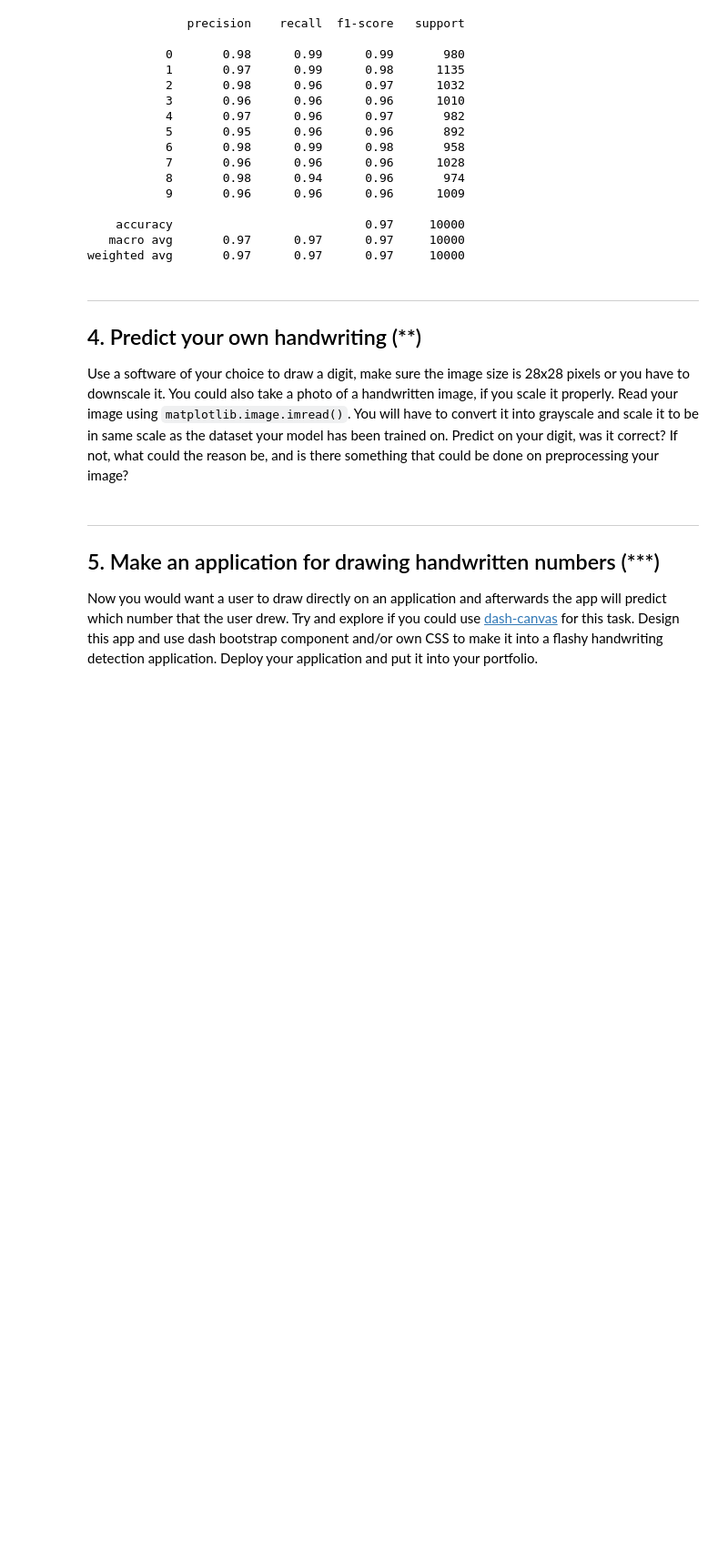
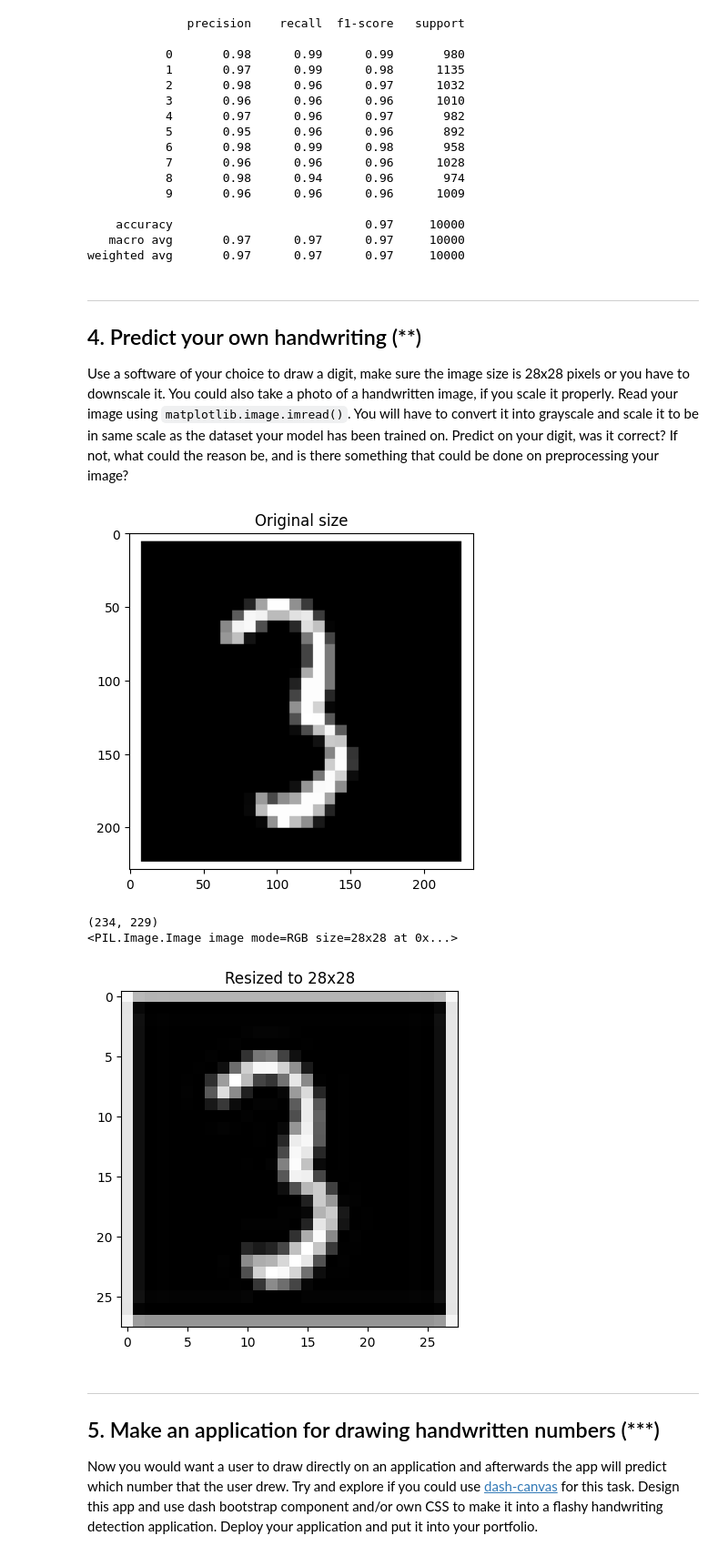
Before and after one commit to tobias-oberg/ML-Tobias-Oberg-AI24, a Jupyter notebook: Exercises/E04_KNN.ipynb, the cells around one changed output. Shown at 91% size. Saved outputs shown, nothing was run; the diff lists cells and outputs as text; code cells hidden in the pictures; blank space fills up the shorter version.

````diff
--- a/Exercises/E04_KNN.ipynb
+++ b/Exercises/E04_KNN.ipynb
@@ -250,6 +266,31 @@ weighted avg       0.97      0.97      0.97     10000
 ## 4. Predict your own handwriting (**)
 
 Use a software of your choice to draw a digit, make sure the image size is 28x28 pixels or you have to downscale it. You could also take a photo of a handwritten image, if you scale it properly. Read your image using ```matplotlib.image.imread()```. You will have to convert it into grayscale and scale it to be in same scale as the dataset your model has been trained on. Predict on your digit, was it correct? If not, what could the reason be, and is there something that could be done on preprocessing your image?
+# %%
+import matplotlib.pyplot as plt
+from PIL import Image
+
+image = Image.open("../data/Handwritten_number.webp")
+
+plt.imshow(image, cmap="gray")
+plt.title("Original size")
+plt.show()
+
+print(image.size)
+
+
+image_resize = image.resize((28,28),Image.LANCZOS)
+
+print(image_resize)
+
+plt.imshow(image_resize, cmap="gray")
+plt.title("Resized to 28x28")
+plt.show()
+# %% [output]
+[figure, added]
+(234, 229)
+<PIL.Image.Image image mode=RGB size=28x28 at 0x...>
+[figure, added]
 # %% [markdown]
 ---
 ## 5. Make an application for drawing handwritten numbers (***)
````
Also changed, not shown: parts of 4 cells of this notebook, 2 other files.
